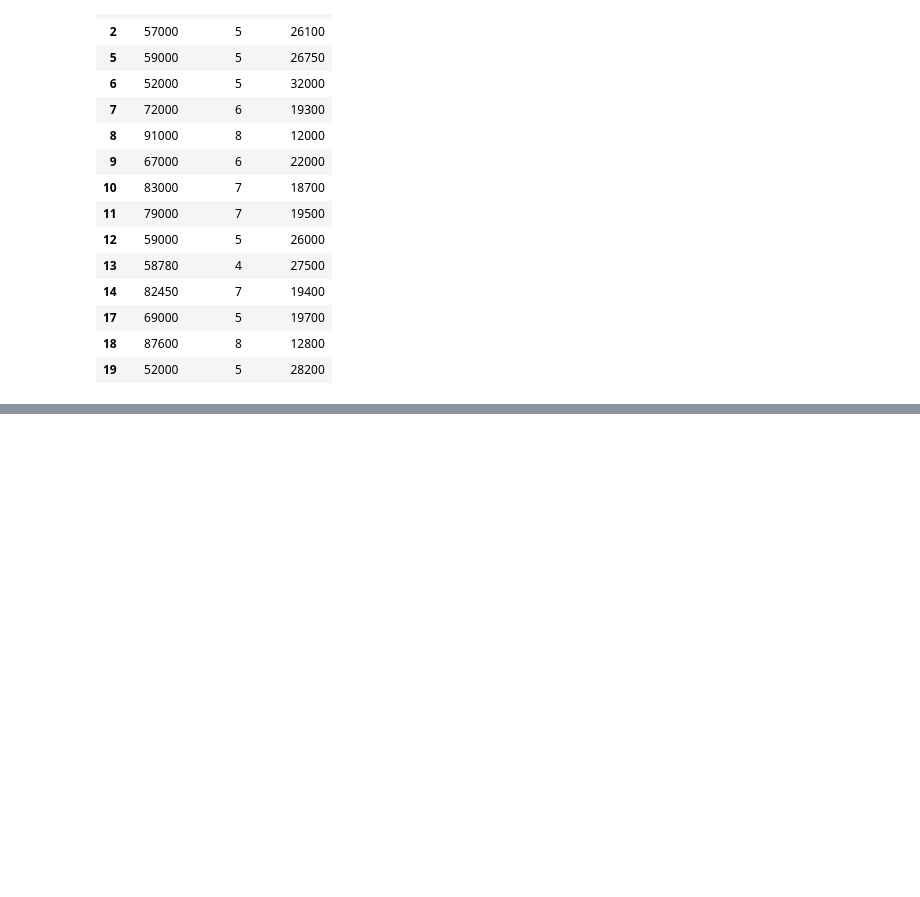
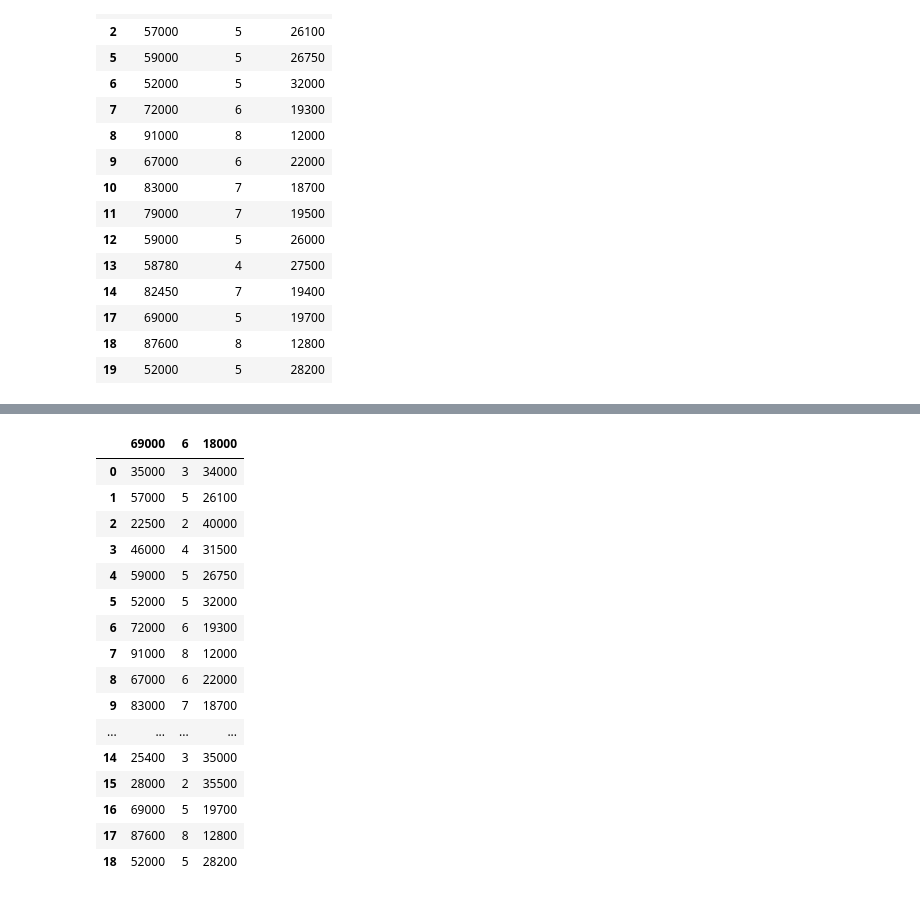
Before and after one commit to Swathi-212002/AI_ML_Avanthi_Swathi, a Jupyter notebook: pandas_practice.ipynb, the cells around one changed output, grey strips where cells are left out. Saved outputs shown, nothing was run; the diff lists cells and outputs as text; code cells hidden in the pictures; blank space fills up the shorter version.

```diff
--- a/pandas_practice.ipynb
+++ b/pandas_practice.ipynb
@@ -225,0 +301,21 @@ df['Age(yrs)']
+# %%
+df=pd.read_csv("/content/carprices (1).csv",header=1)
+df
+# %% [output]
+|  | 69000 | 6 | 18000 |
+| 0 | 35000 | 3 | 34000 |
+| 1 | 57000 | 5 | 26100 |
+| 2 | 22500 | 2 | 40000 |
+| 3 | 46000 | 4 | 31500 |
+| 4 | 59000 | 5 | 26750 |
+| 5 | 52000 | 5 | 32000 |
+| 6 | 72000 | 6 | 19300 |
+| 7 | 91000 | 8 | 12000 |
+| 8 | 67000 | 6 | 22000 |
+| 9 | 83000 | 7 | 18700 |
+| ... | ... | ... | ... |
+| 14 | 25400 | 3 | 35000 |
+| 15 | 28000 | 2 | 35500 |
+| 16 | 69000 | 5 | 19700 |
+| 17 | 87600 | 8 | 12800 |
+| 18 | 52000 | 5 | 28200 |
```
Also changed, not shown: parts of 16 cells of this notebook.
